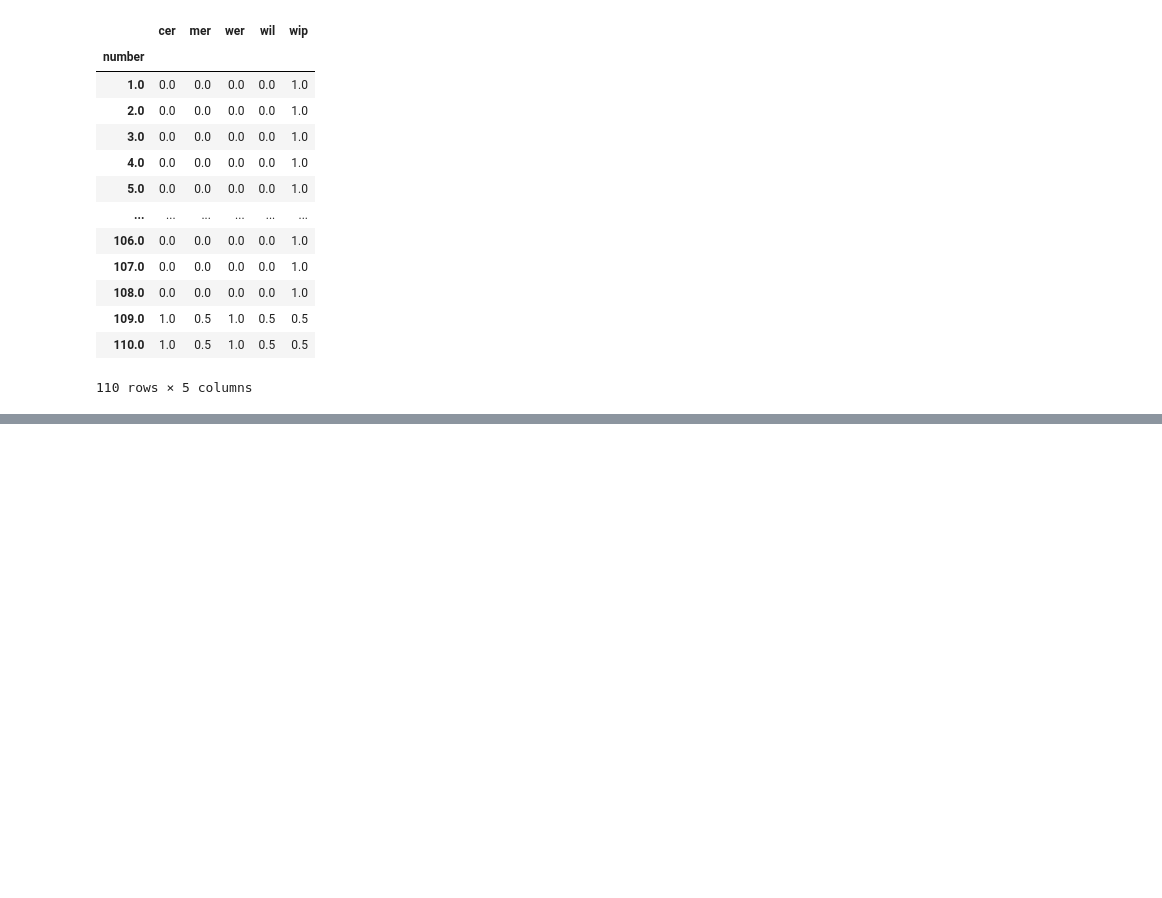
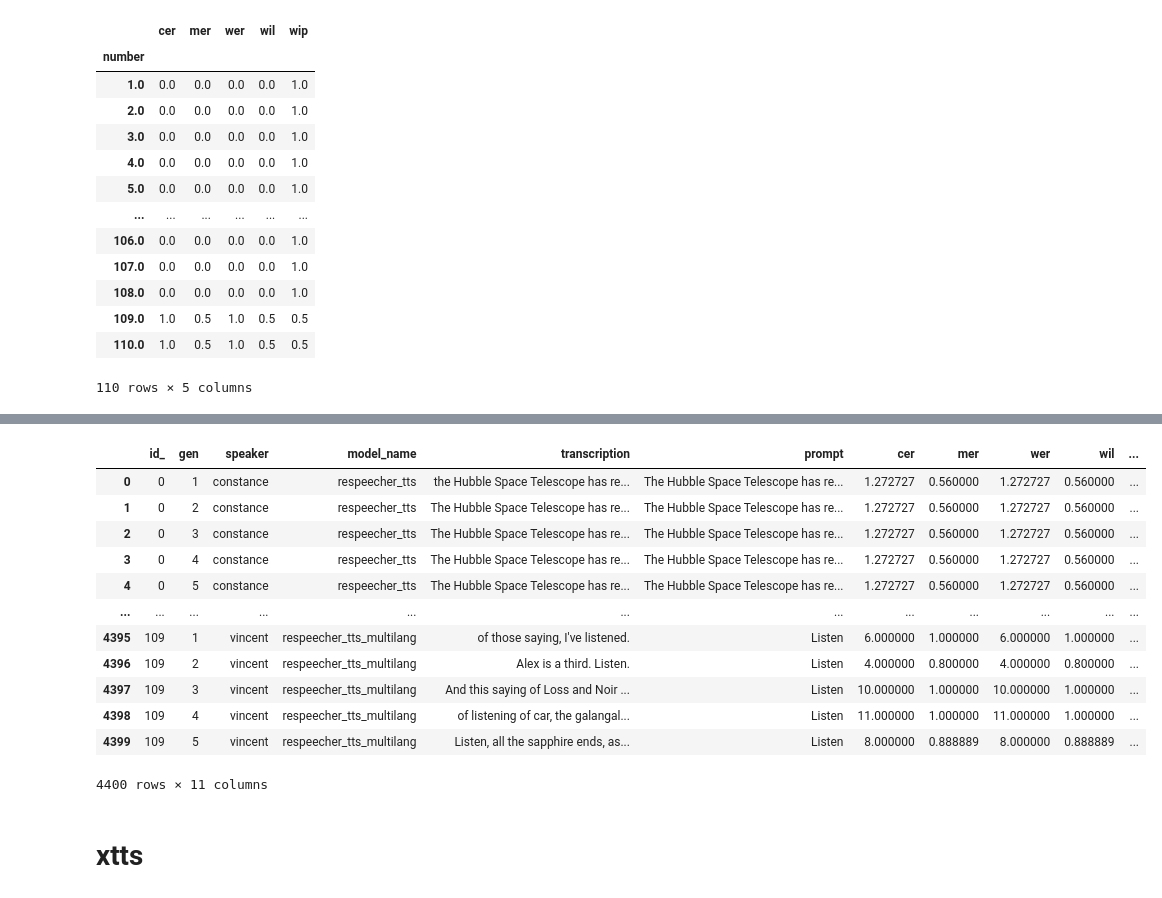
Before and after one commit to BirdWithDreams/diploma, a Jupyter notebook: my_scripts/metrics.ipynb, the cells around one changed output, grey strips where cells are left out. Cells and saved outputs as stored; diff of their text form; code cells hidden in the pictures; blank space fills up the shorter version.

Commit message:
Running and metrics scripts

```diff
--- a/my_scripts/metrics.ipynb
+++ b/my_scripts/metrics.ipynb
@@ -92,0 +259,19 @@ metrics
+# %%
+df = pd.read_csv('../my_tests/metrics/respeecher_tts_metrics.csv')
+df
+# %% [output]
+|  | id_ | gen | speaker | model_name | transcription | prompt | cer | mer | wer | wil | ... |
+| 0 | 0 | 1 | constance | respeecher_tts | the Hubble Space Telescope has re... | The Hubble Space Telescope has re... | 1.272727 | 0.560000 | 1.272727 | 0.560000 | ... |
+| 1 | 0 | 2 | constance | respeecher_tts | The Hubble Space Telescope has re... | The Hubble Space Telescope has re... | 1.272727 | 0.560000 | 1.272727 | 0.560000 | ... |
+| 2 | 0 | 3 | constance | respeecher_tts | The Hubble Space Telescope has re... | The Hubble Space Telescope has re... | 1.272727 | 0.560000 | 1.272727 | 0.560000 | ... |
+| 3 | 0 | 4 | constance | respeecher_tts | The Hubble Space Telescope has re... | The Hubble Space Telescope has re... | 1.272727 | 0.560000 | 1.272727 | 0.560000 | ... |
+| 4 | 0 | 5 | constance | respeecher_tts | The Hubble Space Telescope has re... | The Hubble Space Telescope has re... | 1.272727 | 0.560000 | 1.272727 | 0.560000 | ... |
+| ... | ... | ... | ... | ... | ... | ... | ... | ... | ... | ... | ... |
+| 4395 | 109 | 1 | vincent | respeecher_tts_multilang | of those saying, I've listened. | Listen | 6.000000 | 1.000000 | 6.000000 | 1.000000 | ... |
+| 4396 | 109 | 2 | vincent | respeecher_tts_multilang | Alex is a third. Listen. | Listen | 4.000000 | 0.800000 | 4.000000 | 0.800000 | ... |
+| 4397 | 109 | 3 | vincent | respeecher_tts_multilang | And this saying of Loss and Noir ... | Listen | 10.000000 | 1.000000 | 10.000000 | 1.000000 | ... |
+| 4398 | 109 | 4 | vincent | respeecher_tts_multilang | of listening of car, the galangal... | Listen | 11.000000 | 1.000000 | 11.000000 | 1.000000 | ... |
+| 4399 | 109 | 5 | vincent | respeecher_tts_multilang | Listen, all the sapphire ends, as... | Listen | 8.000000 | 0.888889 | 8.000000 | 0.888889 | ... |
+4400 rows × 11 columns
+# %% [markdown]
+# xtts
```
Also changed, not shown: parts of 46 cells of this notebook, 3 other files.
